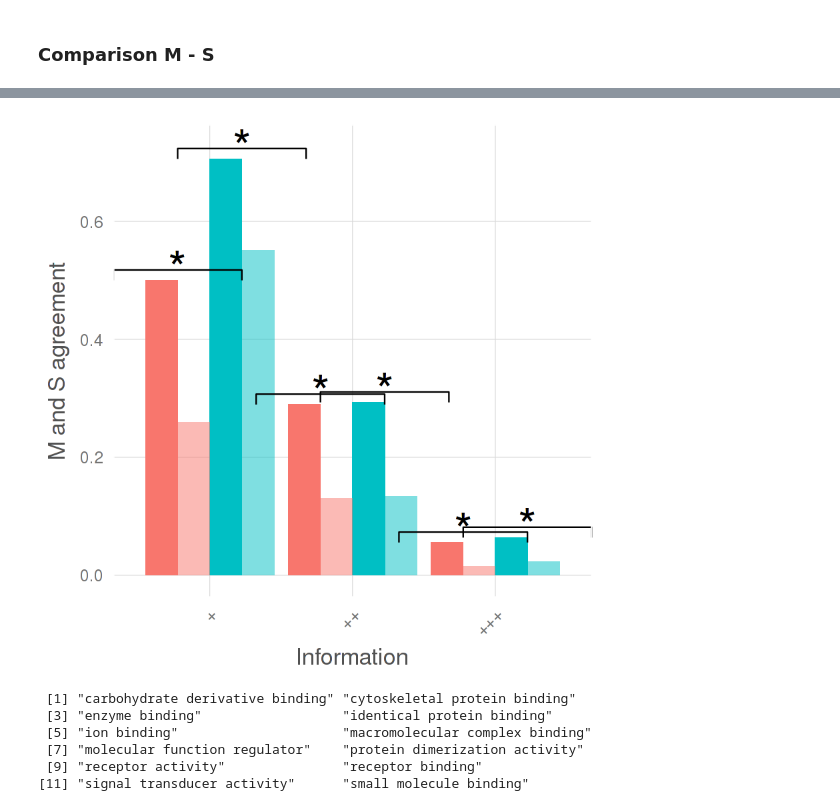
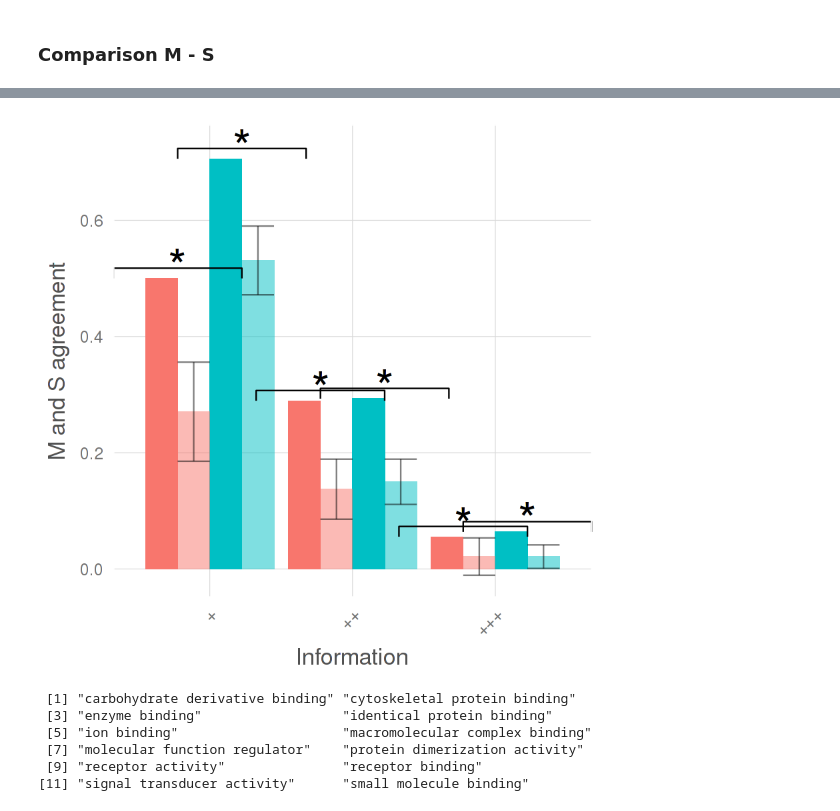
Before and after one commit to hclimente/smartas, a Jupyter notebook: structural_analysis/pfam_switches.ipynb, the cells around one changed output, grey strips where cells are left out. Saved outputs shown, nothing was run; the diff lists cells and outputs as text; code cells hidden in the pictures.

Commit message:
added standard deviation bar to plot about go terms

```diff
--- a/structural_analysis/pfam_switches.ipynb
+++ b/structural_analysis/pfam_switches.ipynb
@@ -406,8 +408,7 @@ S <- go %>%
 
 coincidence <- merge(all,M) %>%
     merge(S) %>%
-    mutate(MatchPerc = Match/Any,
-           Coincidence = "Observed",
+    mutate(Match = Match/Any, sdMatch = NA, Coincidence = "Observed",
            slim_level = revalue(as.character(slim_level),
                                 replace = c('1'="Least Informative", '2'="Moderately Informative",
                                             '3'="Informative", '4'="Highly Informative")))
@@ -420,7 +421,7 @@ random_coincidence <- lapply(names(expressedgos), function(c){
     studied_level <- strsplit(c, "\\.") %>% unlist
     this.slim_level <- studied_level[1]
     this.gotype <- studied_level[2]
-    real_match <- coincidence %>% filter(slim_level == this.slim_level & gotype == this.gotype) %>% .$MatchPerc
+    real_match <- coincidence %>% filter(slim_level == this.slim_level & gotype == this.gotype) %>% .$Match
 
     v <- paste(M$slim_level, M$gotype, sep=".") == c
     if (sum(v) > 0){
@@ -433,27 +434,29 @@ random_coincidence <- lapply(names(expressedgos), function(c){
         }) %>% do.call("c", .)
         f <- ecdf(permutations)
 
-        data.frame(slim_level = this.slim_level, gotype = this.gotype,
-                   MatchPerc = mean(permutations), p = 1 - f(real_match), Coincidence = "Random (x100)")
+        data.frame(gotype = this.gotype, slim_level = this.slim_level,
+                   Match = mean(permutations), sdMatch = sd(permutations),
+                   p = 1 - f(real_match), Coincidence = "Random (x100)")
     }
 }) %>% do.call("rbind", .)
 
 p <- random_coincidence$p
 
 gg <- coincidence %>%
-    select(gotype,slim_level,MatchPerc,Coincidence) %>%
+    select(gotype, slim_level ,Match, sdMatch, Coincidence) %>%
     rbind(random_coincidence %>% select(-p)) %>%
-    mutate(slim_level=factor(revalue(slim_level,
-                                     replace = c('Least Informative' = "+", 'Moderately Informative' = "++",
-                                                 'Informative' = "+++", 'Highly Informative' = "++++")),
-                                     levels = c('+','++','+++','++++')),
+    mutate(slim_level = factor(revalue(slim_level,
+                                       replace = c('Least Informative' = "+", 'Moderately Informative' = "++",
+                                                   'Informative' = "+++", 'Highly Informative' = "++++")),
+                                       levels = c('+','++','+++','++++')),
            gotype = gsub("_"," ",gotype)) %>%
-    ggplot(aes(x = slim_level, y = MatchPerc, fill = gotype, alpha = Coincidence)) +
-        geom_bar(position="dodge",stat="identity") +
-        scale_alpha_discrete(range=c("Observed"=1,"Random (x100)"=0.5)) +
-        labs(x="Information",y="M and S agreement",fill="GO Ontology") +
+    ggplot(aes(x = slim_level, y = Match, fill = gotype, alpha = Coincidence)) +
+        geom_bar(position = "dodge", stat = "identity") +
+        geom_errorbar(aes(ymax = Match + sdMatch, ymin = Match - sdMatch), position = "dodge") +
+        scale_alpha_discrete(range = c("Observed" = 1, "Random (x100)" = 0.5)) +
+        labs(x = "Information", y = "M and S agreement", fill = "GO Ontology") +
         clean_theme() +
-        theme(axis.text.x = element_text(angle=45, hjust=1))
+        theme(axis.text.x = element_text(angle = 45, hjust = 1))
 
 star_bar(gg, p < 0.05)
 # %% [output]
@@ -462,4 +467,4 @@ The following `from` values were not present in `x`: Highly Informative
-[figure, old version]
+[figure, new version]
 # %%
 all <- go %>%
     count(id,gotype,slim_level) %>%
```
Also changed, not shown: parts of 3 cells of this notebook.
